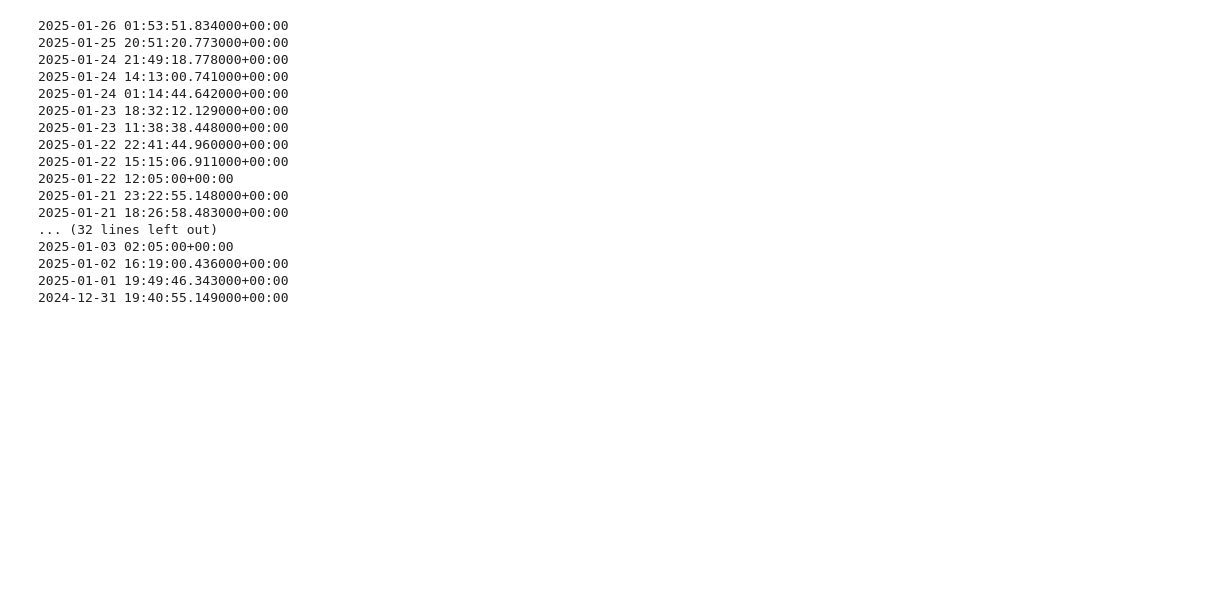
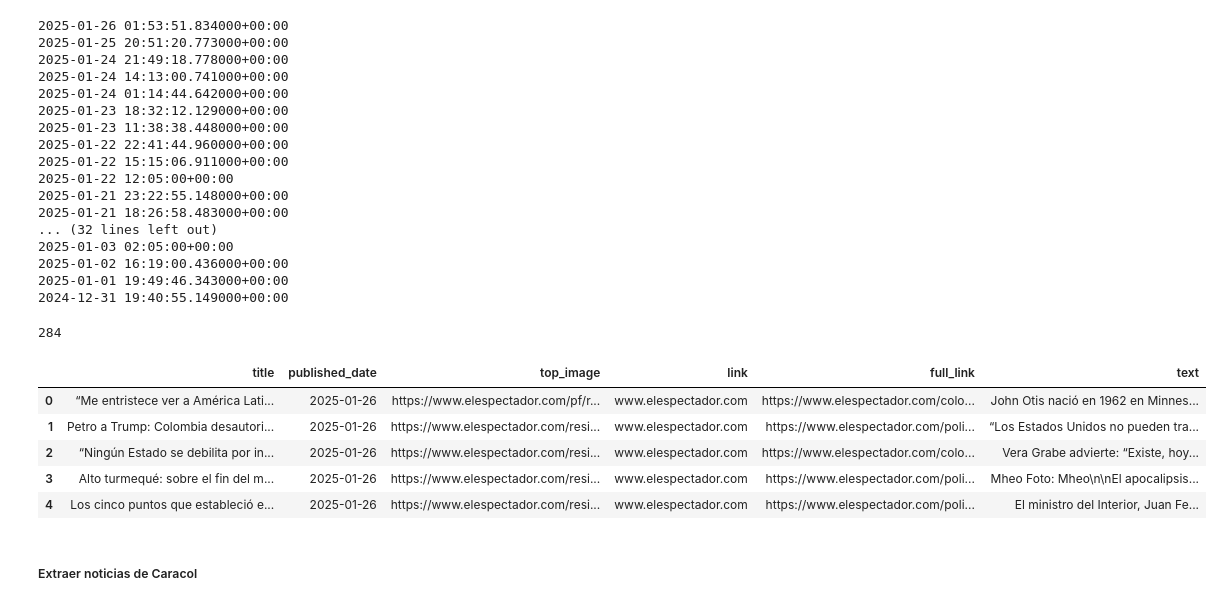
Before and after one commit to atolozam/Mes-en-noticias, a Jupyter notebook: scripts/1_get_raw_news.ipynb, the cells around one changed output. Saved outputs shown, nothing was run; the diff lists cells and outputs as text; code cells hidden in the pictures; blank space fills up the shorter version.

Commit message:
Changes 1-ipynb + new raw data

```diff
--- a/scripts/1_get_raw_news.ipynb
+++ b/scripts/1_get_raw_news.ipynb
@@ -167,0 +183,16 @@ while sentinela == True:
+# %%
+# Convertimos el dicccionario en un DataFrame
+df_extraidos = pd.DataFrame(list(parse_data.values()))
+# %%
+len(df_extraidos)
+# %% [output]
+284
+# %%
+df_extraidos.head(5)
+# %% [output]
+|  | title | published_date | top_image | link | full_link | text |
+| 0 | “Me entristece ver a América Lati... | 2025-01-26 | https://www.elespectador.com/pf/r... | www.elespectador.com | https://www.elespectador.com/colo... | John Otis nació en 1962 en Minnes... |
+| 1 | Petro a Trump: Colombia desautori... | 2025-01-26 | https://www.elespectador.com/resi... | www.elespectador.com | https://www.elespectador.com/poli... | “Los Estados Unidos no pueden tra... |
+| 2 | “Ningún Estado se debilita por in... | 2025-01-26 | https://www.elespectador.com/resi... | www.elespectador.com | https://www.elespectador.com/colo... | Vera Grabe advierte: “Existe, hoy... |
+| 3 | Alto turmequé: sobre el fin del m... | 2025-01-26 | https://www.elespectador.com/resi... | www.elespectador.com | https://www.elespectador.com/poli... | Mheo Foto: Mheo\n\nEl apocalipsis... |
+| 4 | Los cinco puntos que estableció e... | 2025-01-26 | https://www.elespectador.com/resi... | www.elespectador.com | https://www.elespectador.com/poli... | El ministro del Interior, Juan Fe... |
@@ -167,0 +206,2 @@ while sentinela == True:
+# %% [markdown]
+##### Extraer noticias de Caracol
```
Also changed, not shown: parts of 28 cells of this notebook, 7 other files.
